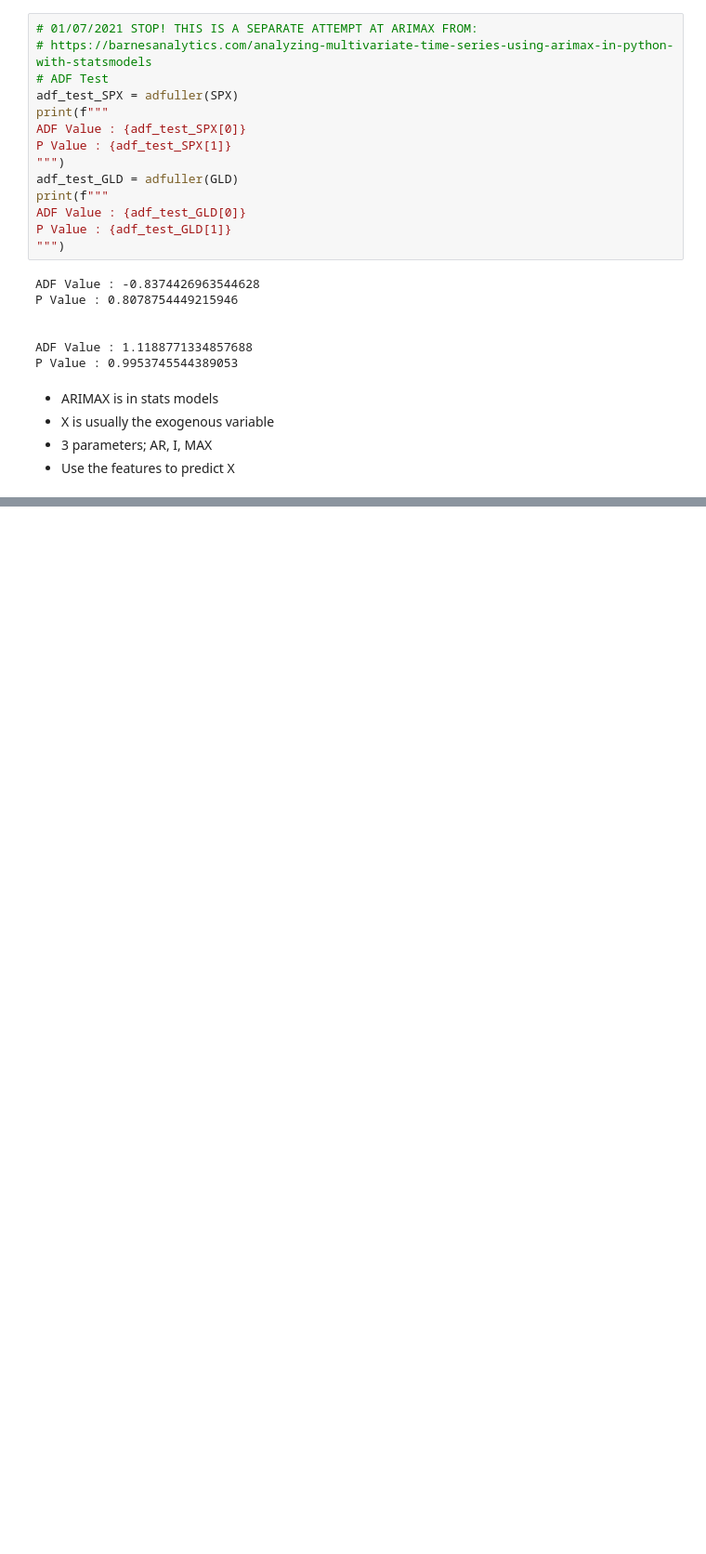
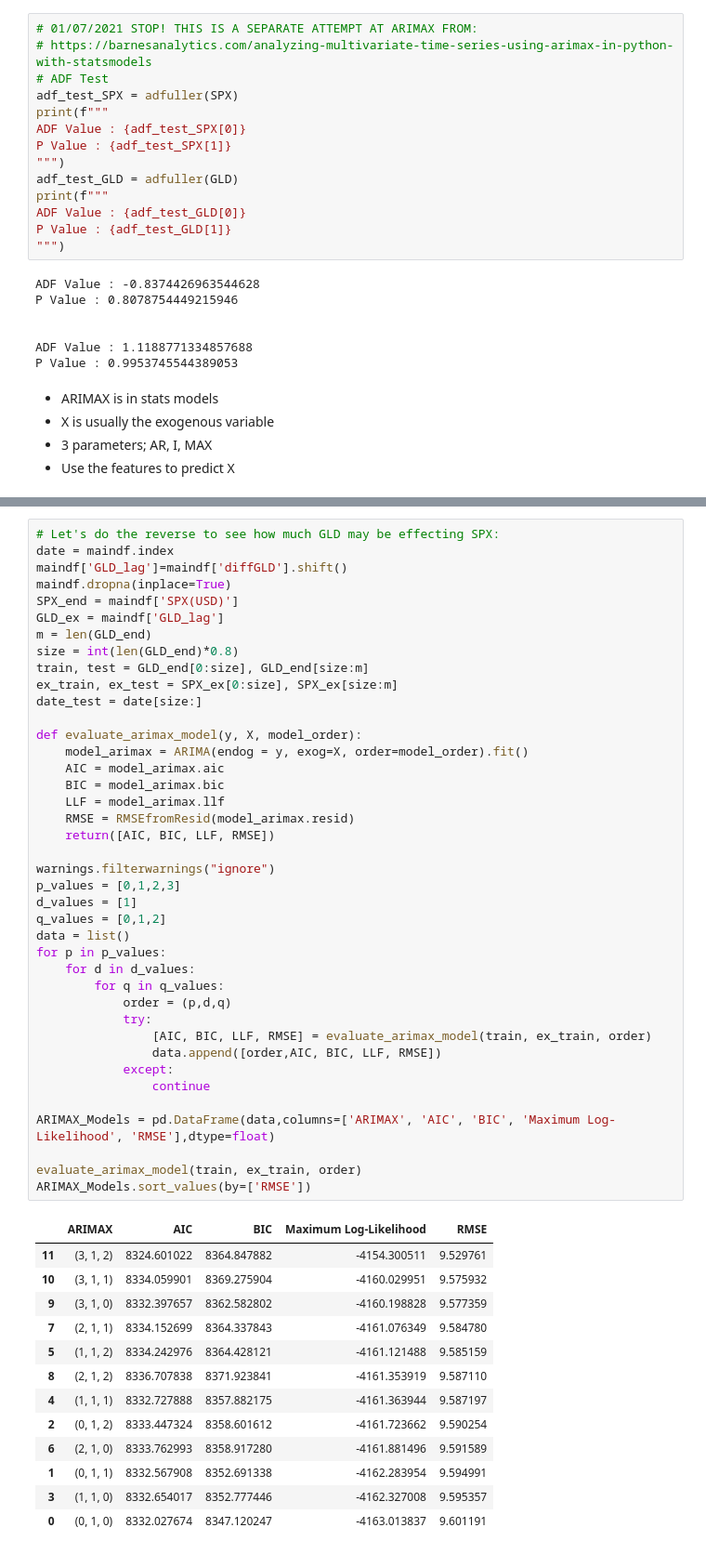
Before and after one commit to Shane-McCallum/ARIMAX-Gold-and-S-P500-Time-Series, a Jupyter notebook: THE WORK BOOK.ipynb, the cells around one changed output, grey strips where cells are left out. Shown at 93% size. Cells and saved outputs as stored; diff of their text form; blank space fills up the shorter version.

```diff
--- a/THE WORK BOOK.ipynb
+++ b/THE WORK BOOK.ipynb
@@ -726,0 +646,54 @@ ValueError: x and y must have same first dimension, but have shapes (289,) and (
+# %%
+# Let's do the reverse to see how much GLD may be effecting SPX:
+date = maindf.index
+maindf['GLD_lag']=maindf['diffGLD'].shift()
+maindf.dropna(inplace=True)
+SPX_end = maindf['SPX(USD)']
+GLD_ex = maindf['GLD_lag']
+m = len(GLD_end)
+size = int(len(GLD_end)*0.8)
+train, test = GLD_end[0:size], GLD_end[size:m]
+ex_train, ex_test = SPX_ex[0:size], SPX_ex[size:m]
+date_test = date[size:]
+
+def evaluate_arimax_model(y, X, model_order):
+    model_arimax = ARIMA(endog = y, exog=X, order=model_order).fit()
+    AIC = model_arimax.aic
+    BIC = model_arimax.bic
+    LLF = model_arimax.llf
+    RMSE = RMSEfromResid(model_arimax.resid)
+    return([AIC, BIC, LLF, RMSE])
+
+warnings.filterwarnings("ignore")
+p_values = [0,1,2,3]
+d_values = [1]
+q_values = [0,1,2]
+data = list()
+for p in p_values:
+    for d in d_values:
+        for q in q_values:
+            order = (p,d,q)
+            try:
+                [AIC, BIC, LLF, RMSE] = evaluate_arimax_model(train, ex_train, order)
+                data.append([order,AIC, BIC, LLF, RMSE])
+            except:
+                continue
+
+ARIMAX_Models = pd.DataFrame(data,columns=['ARIMAX', 'AIC', 'BIC', 'Maximum Log-Likelihood', 'RMSE'],dtype=float)
+
+evaluate_arimax_model(train, ex_train, order)
+ARIMAX_Models.sort_values(by=['RMSE'])
+# %% [output]
+|  | ARIMAX | AIC | BIC | Maximum Log-Likelihood | RMSE |
+| 11 | (3, 1, 2) | 8324.601022 | 8364.847882 | -4154.300511 | 9.529761 |
+| 10 | (3, 1, 1) | 8334.059901 | 8369.275904 | -4160.029951 | 9.575932 |
+| 9 | (3, 1, 0) | 8332.397657 | 8362.582802 | -4160.198828 | 9.577359 |
+| 7 | (2, 1, 1) | 8334.152699 | 8364.337843 | -4161.076349 | 9.584780 |
+| 5 | (1, 1, 2) | 8334.242976 | 8364.428121 | -4161.121488 | 9.585159 |
+| 8 | (2, 1, 2) | 8336.707838 | 8371.923841 | -4161.353919 | 9.587110 |
+| 4 | (1, 1, 1) | 8332.727888 | 8357.882175 | -4161.363944 | 9.587197 |
+| 2 | (0, 1, 2) | 8333.447324 | 8358.601612 | -4161.723662 | 9.590254 |
+| 6 | (2, 1, 0) | 8333.762993 | 8358.917280 | -4161.881496 | 9.591589 |
+| 1 | (0, 1, 1) | 8332.567908 | 8352.691338 | -4162.283954 | 9.594991 |
+| 3 | (1, 1, 0) | 8332.654017 | 8352.777446 | -4162.327008 | 9.595357 |
+| 0 | (0, 1, 0) | 8332.027674 | 8347.120247 | -4163.013837 | 9.601191 |
```
Also changed, not shown: parts of 23 cells of this notebook.
